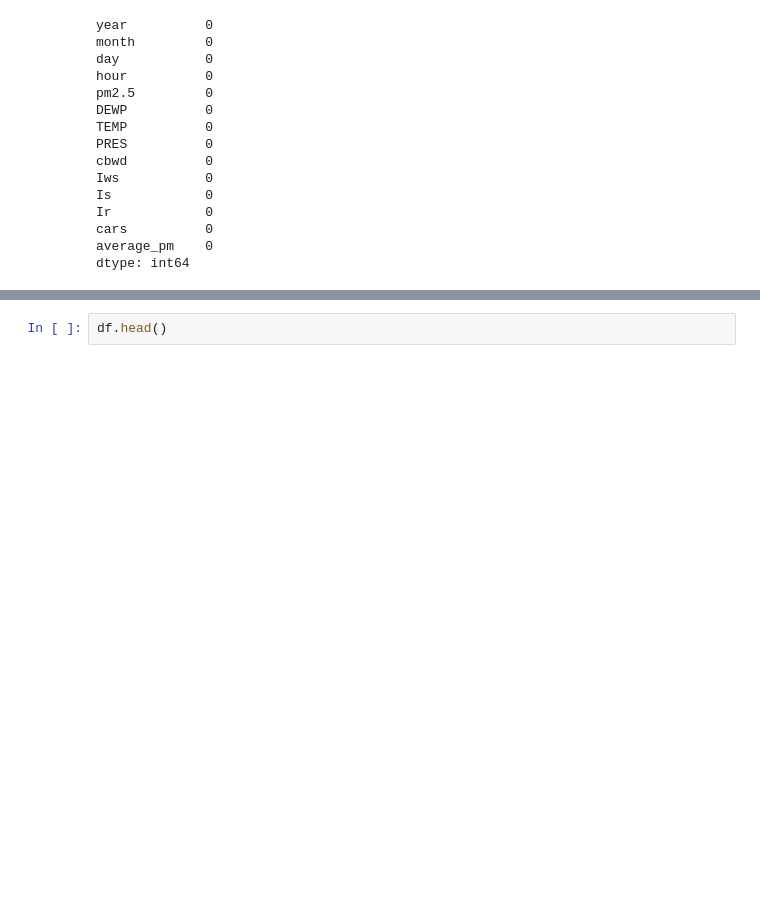
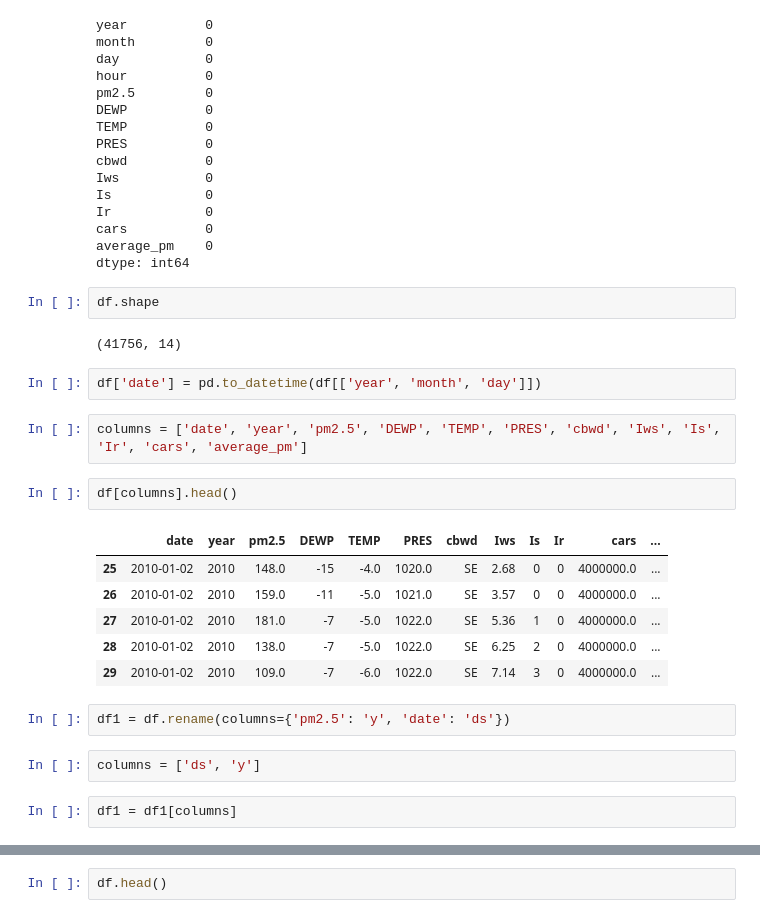
Before and after one commit to jonworkman88/dat11syd, a Jupyter notebook: project/project_3.ipynb, the cells around one changed output, grey strips where cells are left out. Drawn from its saved outputs; the diff is of its cells as text; blank space fills up the shorter version.

```diff
--- a/project/project_3.ipynb
+++ b/project/project_3.ipynb
@@ -26,3 +28,26 @@ Ir            0
 cars          0
 average_pm    0
 dtype: int64
+# %%
+df.shape
+# %% [output]
+(41756, 14)
+# %%
+df['date'] = pd.to_datetime(df[['year', 'month', 'day']])
+# %%
+columns = ['date', 'year', 'pm2.5', 'DEWP', 'TEMP', 'PRES', 'cbwd', 'Iws', 'Is', 'Ir', 'cars', 'average_pm']
+# %%
+df[columns].head()
+# %% [output]
+|  | date | year | pm2.5 | DEWP | TEMP | PRES | cbwd | Iws | Is | Ir | cars | ... |
+| 25 | 2010-01-02 | 2010 | 148.0 | -15 | -4.0 | 1020.0 | SE | 2.68 | 0 | 0 | 4000000.0 | ... |
+| 26 | 2010-01-02 | 2010 | 159.0 | -11 | -5.0 | 1021.0 | SE | 3.57 | 0 | 0 | 4000000.0 | ... |
+| 27 | 2010-01-02 | 2010 | 181.0 | -7 | -5.0 | 1022.0 | SE | 5.36 | 1 | 0 | 4000000.0 | ... |
+| 28 | 2010-01-02 | 2010 | 138.0 | -7 | -5.0 | 1022.0 | SE | 6.25 | 2 | 0 | 4000000.0 | ... |
+| 29 | 2010-01-02 | 2010 | 109.0 | -7 | -6.0 | 1022.0 | SE | 7.14 | 3 | 0 | 4000000.0 | ... |
+# %%
+df1 = df.rename(columns={'pm2.5': 'y', 'date': 'ds'})
+# %%
+columns = ['ds', 'y']
+# %%
+df1 = df1[columns]
```
Also changed, not shown: parts of 36 cells of this notebook, 5 other files.
